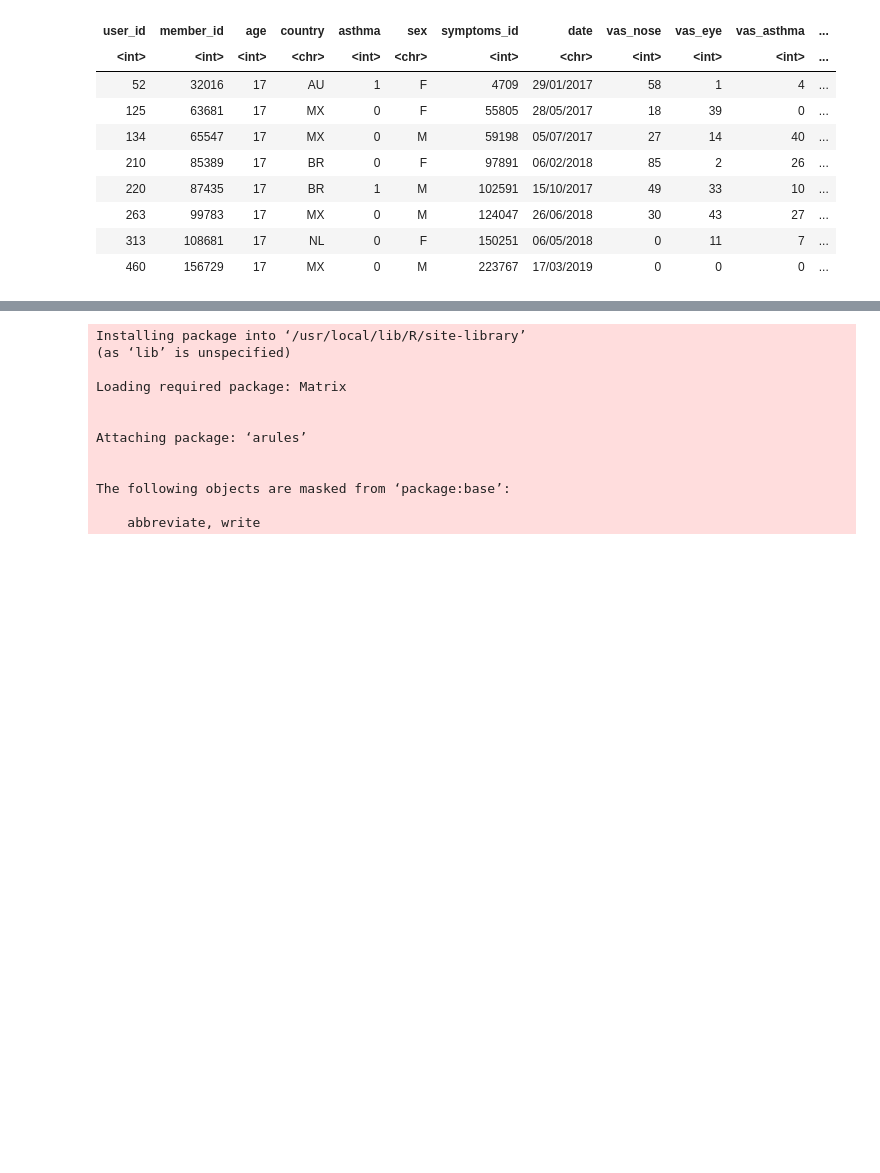
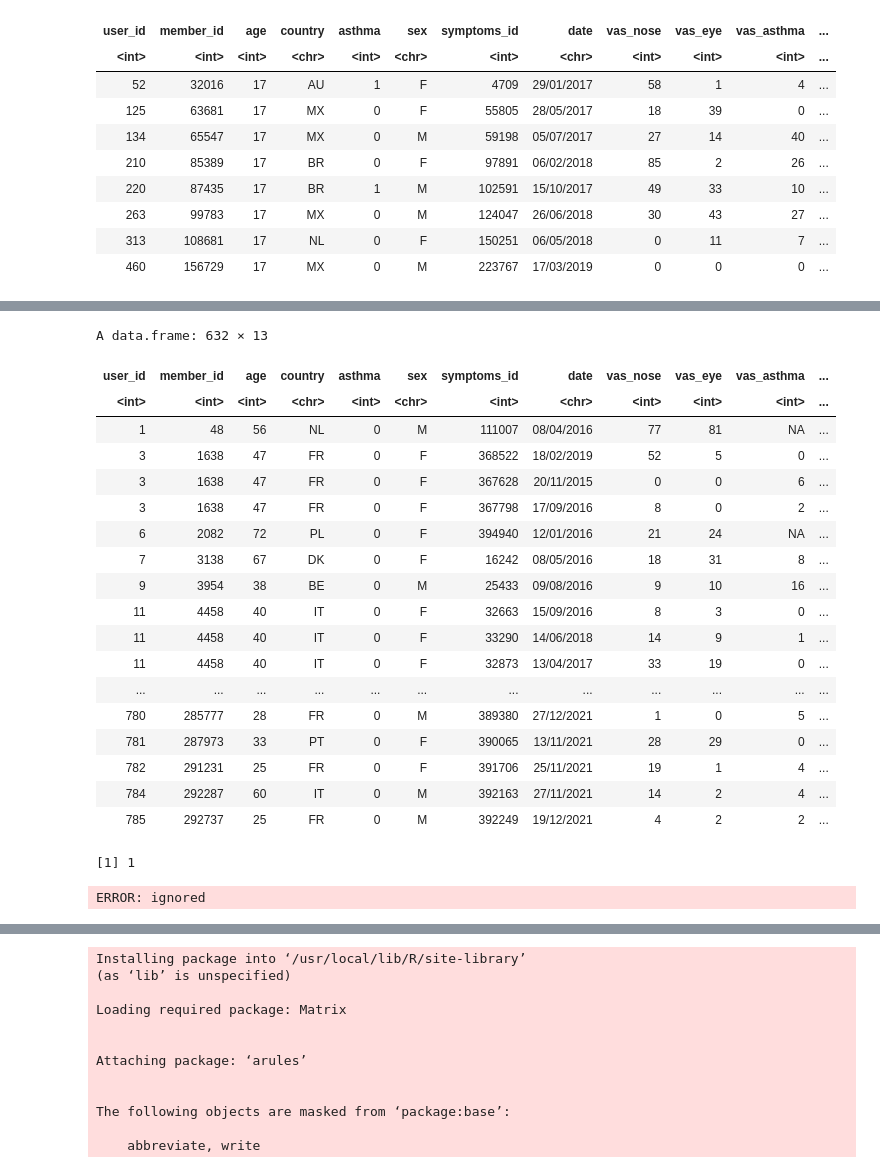
Before and after one commit to ManJ-PC/R, a Jupyter notebook: R_Avançado_02_Regras_de_Associação_Apriori_Prof_Rodrigo_Rosa.ipynb, the cells around one changed output, grey strips where cells are left out. Drawn from its saved outputs; the diff is of its cells as text; code cells hidden in the pictures; blank space fills up the shorter version.

```diff
--- a/R_Avançado_02_Regras_de_Associação_Apriori_Prof_Rodrigo_Rosa.ipynb
+++ b/R_Avançado_02_Regras_de_Associação_Apriori_Prof_Rodrigo_Rosa.ipynb
@@ -3,6 +3,6 @@ mask_airDB = 'https://raw.githubusercontent.com/ManJ-PC/FMUPBioestatistica/maste
 # %%
-symptoms_medicationDB = "https://raw.githubusercontent.com/ManJ-PC/FMUPBioestatistica/master/sample_symptoms_medication.csv?token=GHSAT0AAAAAAB4H7ZCAOBL23JGF2GCE77TYY6WXYOQ"
+symptoms_medicationDB = "https://raw.githubusercontent.com/ManJ-PC/FMUPBioestatistica/master/sample_symptoms_medication.csv?token=GHSAT0AAAAAAB4H7ZCAPVPEDYOCR7EVZOLWY6W5AHQ"
 # %%
-sample_usersDB = "https://raw.githubusercontent.com/ManJ-PC/FMUPBioestatistica/master/sample_users.csv?token=GHSAT0AAAAAAB4H7ZCBDW4CTYZQ3PQGWK2EY6WXZPA"
+sample_usersDB = "https://raw.githubusercontent.com/ManJ-PC/FMUPBioestatistica/master/sample_users.csv?token=GHSAT0AAAAAAB4H7ZCBZDPNUJU654WGJUDGY6W46HQ"
 # %%
 ma_df <- read.csv(file = mask_airDB)
@@ -165,0 +192,2 @@ ERROR: ignored
+# %%
+sem_asthma <- filter(mask_air, asthma == 0)
@@ -165,0 +246,22 @@ ERROR: ignored
+# %%
+sem_asthma
+# %% [output]
+A data.frame: 632 × 13
+| user_id | member_id | age | country | asthma | sex | symptoms_id | date | vas_nose | vas_eye | vas_asthma | ... |
+| <int> | <int> | <int> | <chr> | <int> | <chr> | <int> | <chr> | <int> | <int> | <int> | ... |
+| 1 | 48 | 56 | NL | 0 | M | 111007 | 08/04/2016 | 77 | 81 | NA | ... |
+| 3 | 1638 | 47 | FR | 0 | F | 368522 | 18/02/2019 | 52 | 5 | 0 | ... |
+| 3 | 1638 | 47 | FR | 0 | F | 367628 | 20/11/2015 | 0 | 0 | 6 | ... |
+| 3 | 1638 | 47 | FR | 0 | F | 367798 | 17/09/2016 | 8 | 0 | 2 | ... |
+| 6 | 2082 | 72 | PL | 0 | F | 394940 | 12/01/2016 | 21 | 24 | NA | ... |
+| 7 | 3138 | 67 | DK | 0 | F | 16242 | 08/05/2016 | 18 | 31 | 8 | ... |
+| 9 | 3954 | 38 | BE | 0 | M | 25433 | 09/08/2016 | 9 | 10 | 16 | ... |
+| 11 | 4458 | 40 | IT | 0 | F | 32663 | 15/09/2016 | 8 | 3 | 0 | ... |
+| 11 | 4458 | 40 | IT | 0 | F | 33290 | 14/06/2018 | 14 | 9 | 1 | ... |
+| 11 | 4458 | 40 | IT | 0 | F | 32873 | 13/04/2017 | 33 | 19 | 0 | ... |
+| ... | ... | ... | ... | ... | ... | ... | ... | ... | ... | ... | ... |
+| 780 | 285777 | 28 | FR | 0 | M | 389380 | 27/12/2021 | 1 | 0 | 5 | ... |
+| 781 | 287973 | 33 | PT | 0 | F | 390065 | 13/11/2021 | 28 | 29 | 0 | ... |
+| 782 | 291231 | 25 | FR | 0 | F | 391706 | 25/11/2021 | 19 | 1 | 4 | ... |
+| 784 | 292287 | 60 | IT | 0 | M | 392163 | 27/11/2021 | 14 | 2 | 4 | ... |
+| 785 | 292737 | 25 | FR | 0 | M | 392249 | 19/12/2021 | 4 | 2 | 2 | ... |
@@ -165,0 +270,8 @@ ERROR: ignored
+# %%
+IQR(su_df$asthma)
+# %% [output]
+[1] 1
+# %%
+mean(vas_asthma)
+# %% [output]
+ERROR: ignored
```
Also changed, not shown: parts of 24 cells of this notebook.
